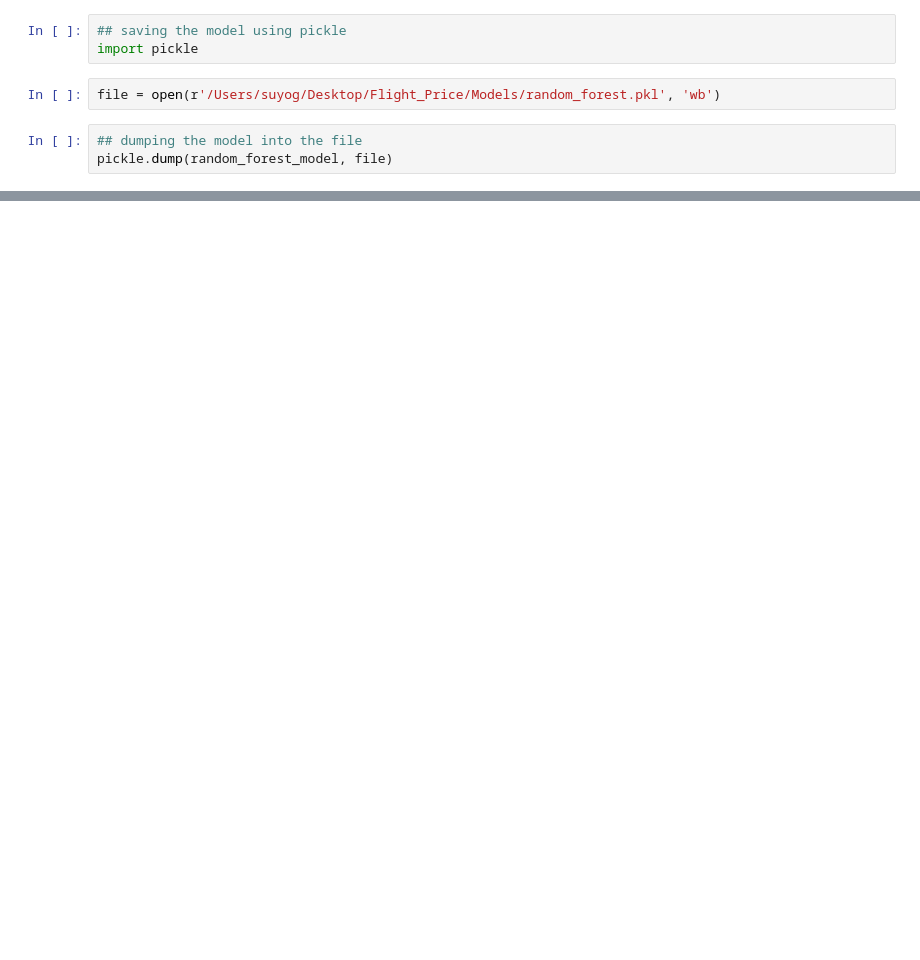
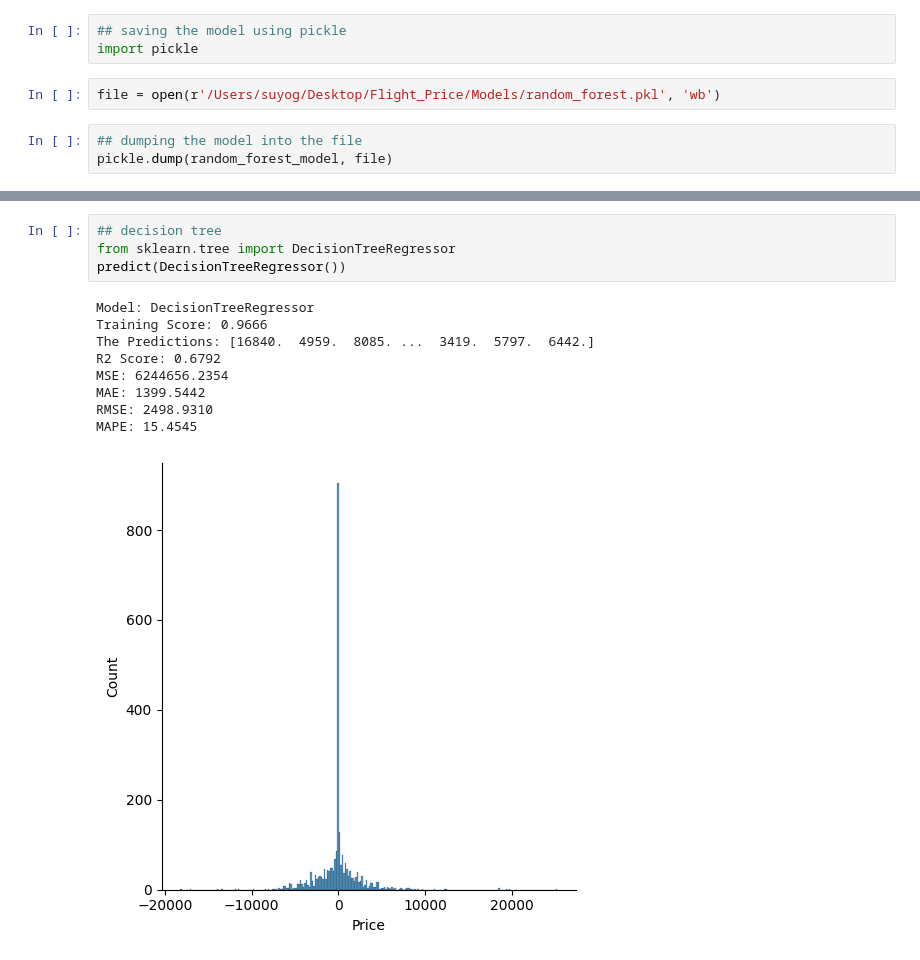
Before and after one commit to suyogshresthaa/Flight-Fare-Prediction-System, a Jupyter notebook: flight_price_prediction.ipynb, the cells around one changed output, grey strips where cells are left out. Drawn from its saved outputs; the diff is of its cells as text; blank space fills up the shorter version.

```diff
--- a/flight_price_prediction.ipynb
+++ b/flight_price_prediction.ipynb
@@ -719,0 +761,14 @@ pickle.dump(random_forest_model, file)
+# %%
+## decision tree
+from sklearn.tree import DecisionTreeRegressor
+predict(DecisionTreeRegressor())
+# %% [output]
+Model: DecisionTreeRegressor
+Training Score: 0.9666
+The Predictions: [16840.  4959.  8085. ...  3419.  5797.  6442.]
+R2 Score: 0.6792
+MSE: 6244656.2354
+MAE: 1399.5442
+RMSE: 2498.9310
+MAPE: 15.4545
+[figure, added]
```
Also changed, not shown: parts of 14 cells of this notebook.
